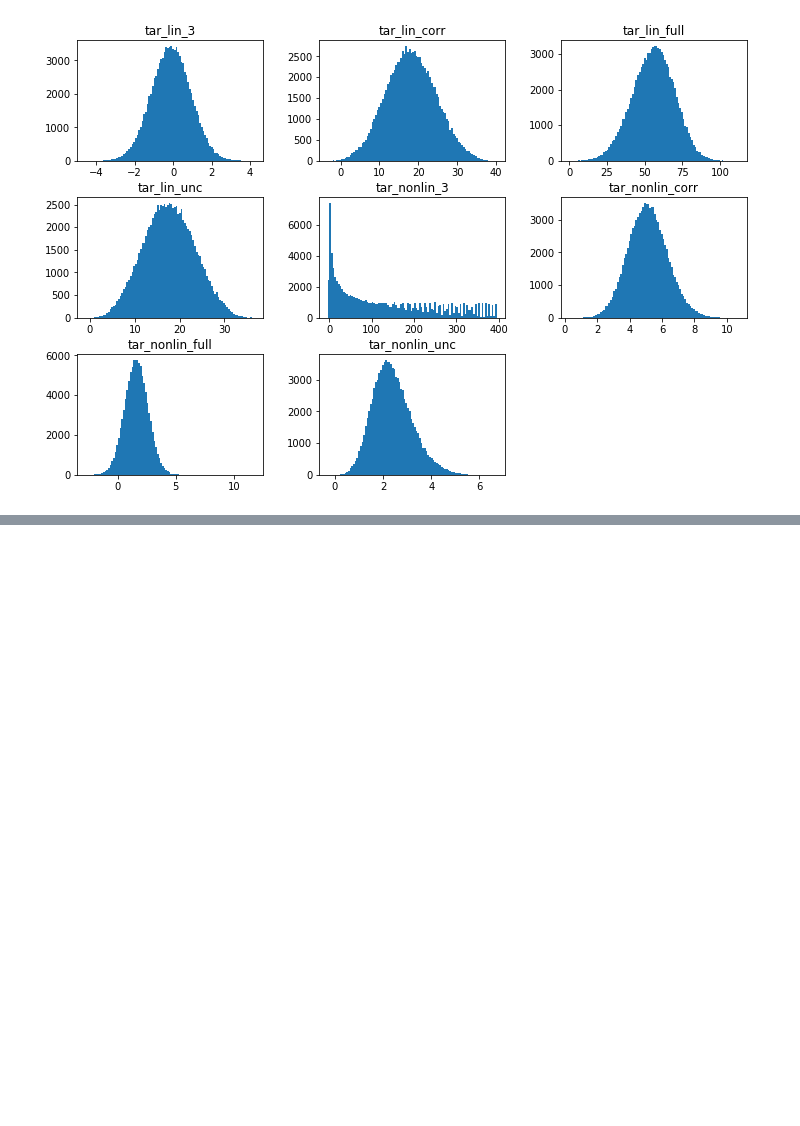
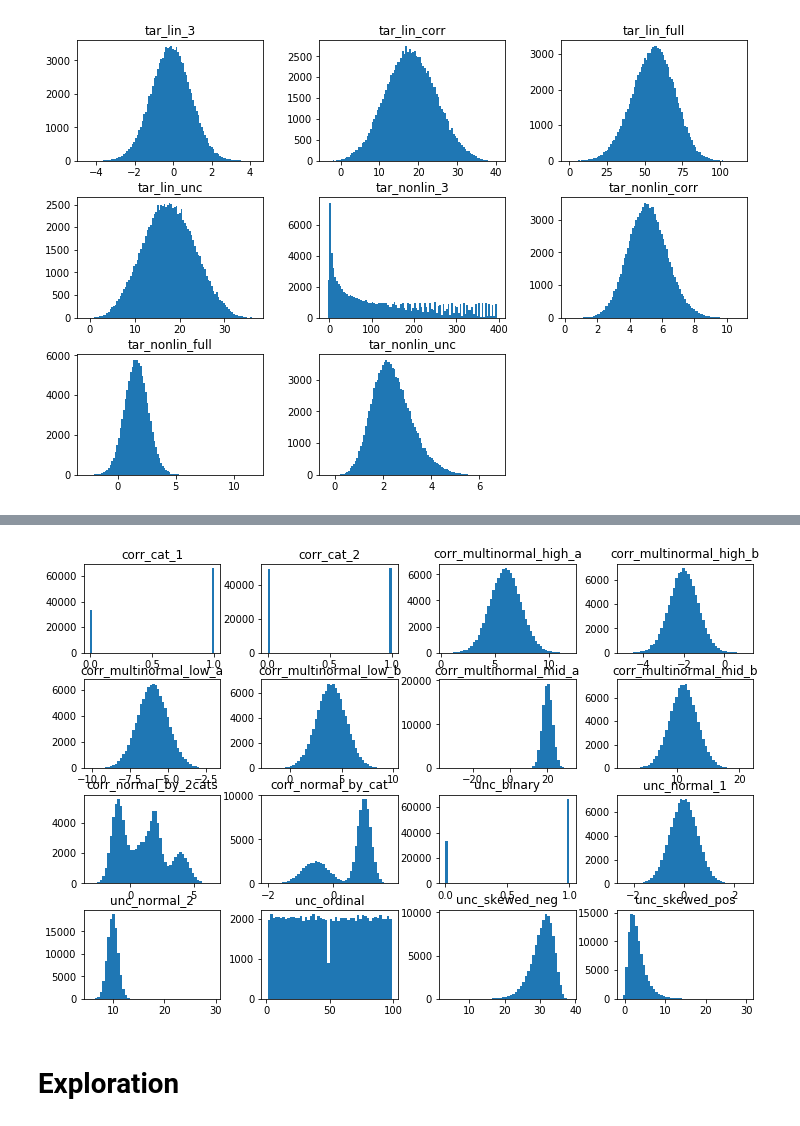
Before and after one commit to lucabasa/ML-algorithms-and-experiments, a Jupyter notebook: 01 - data_generation.ipynb, the cells around one changed output, grey strips where cells are left out. Cells and saved outputs as stored; diff of their text form; code cells hidden in the pictures; blank space fills up the shorter version.

Commit message:
simulated dirty data

```diff
--- a/01 - data_generation.ipynb
+++ b/01 - data_generation.ipynb
@@ -224,9 +224,9 @@ def make_targets(data):
 
     return df
 # %%
-tmp = make_targets(data)
+data = make_targets(data)
 
-tmp.head()
+data.head()
 # %% [output]
 |  | unc_normal_1 | unc_normal_2 | unc_skewed_pos | unc_skewed_neg | unc_binary | unc_categories_5 | ... |
 | 0 | 0.333494 | 9.046767 | 2.098417 | 29.620455 | 0 | b | ... |
@@ -241,0 +266,25 @@ plt.show()
+# %%
+def dirtify(data):
+    df = data.copy()
+    n_entries = df.shape[0]
+    np.random.seed(23)
+
+    # adding random noise to some columns
+    df['unc_normal_1'] += np.random.normal(loc=0, scale=0.5, size=n_entries) / 10
+    df['corr_normal_by_cat'] += np.random.normal(loc=-0.5, scale=0.4, size=n_entries) / 10
+
+    # make outliers
+    random_entries = np.random.random(df.shape[0])<0.00001
+    df['unc_normal_2'] = df['unc_normal_2'].mask(random_entries).fillna(df['unc_normal_2'] + 20)
+    random_entries = np.random.random(df.shape[0])<0.00001
+    df['corr_multinormal_mid_a'] = df['corr_multinormal_mid_a'].mask(random_entries).fillna(df['corr_multinormal_mid_a'] - 54)
+
+    # adding 0.5% missing values
+    missing = np.random.random(df.shape)<0.005
+    df = df.mask(missing)
+
+    return df
+# %%
+data_dirty = dirtify(data)
+
+data_dirty.head()
@@ -241,0 +318,5 @@ plt.show()
+# %%
+data_dirty[[col for col in data_dirty.columns if 'tar_' not in col]].hist(bins=50, figsize=(12,8), grid=False)
+plt.show()
+# %% [output]
+[figure, added]
@@ -241,0 +325,2 @@ plt.show()
+# %% [markdown]
+# Exploration
```
Also changed, not shown: parts of 7 cells of this notebook.
